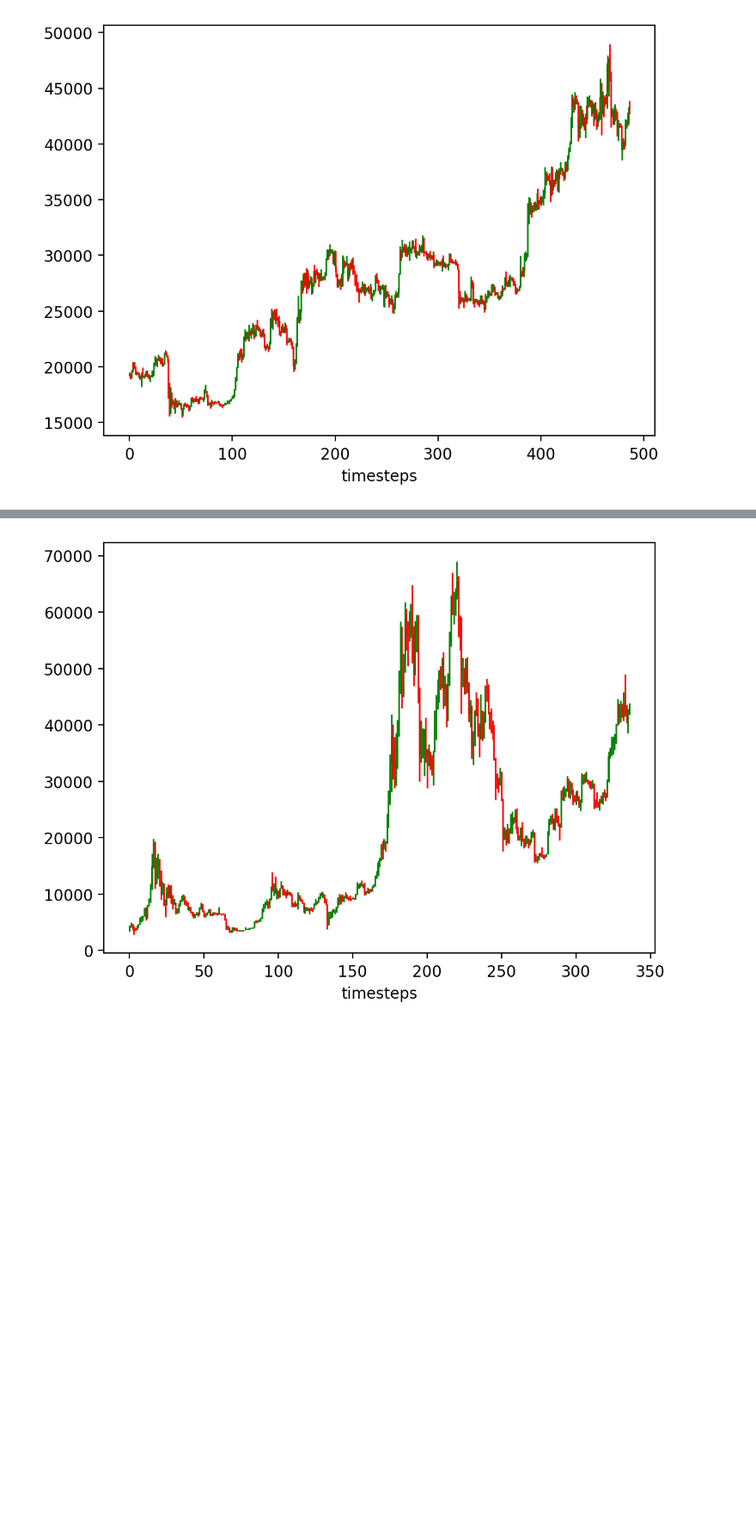
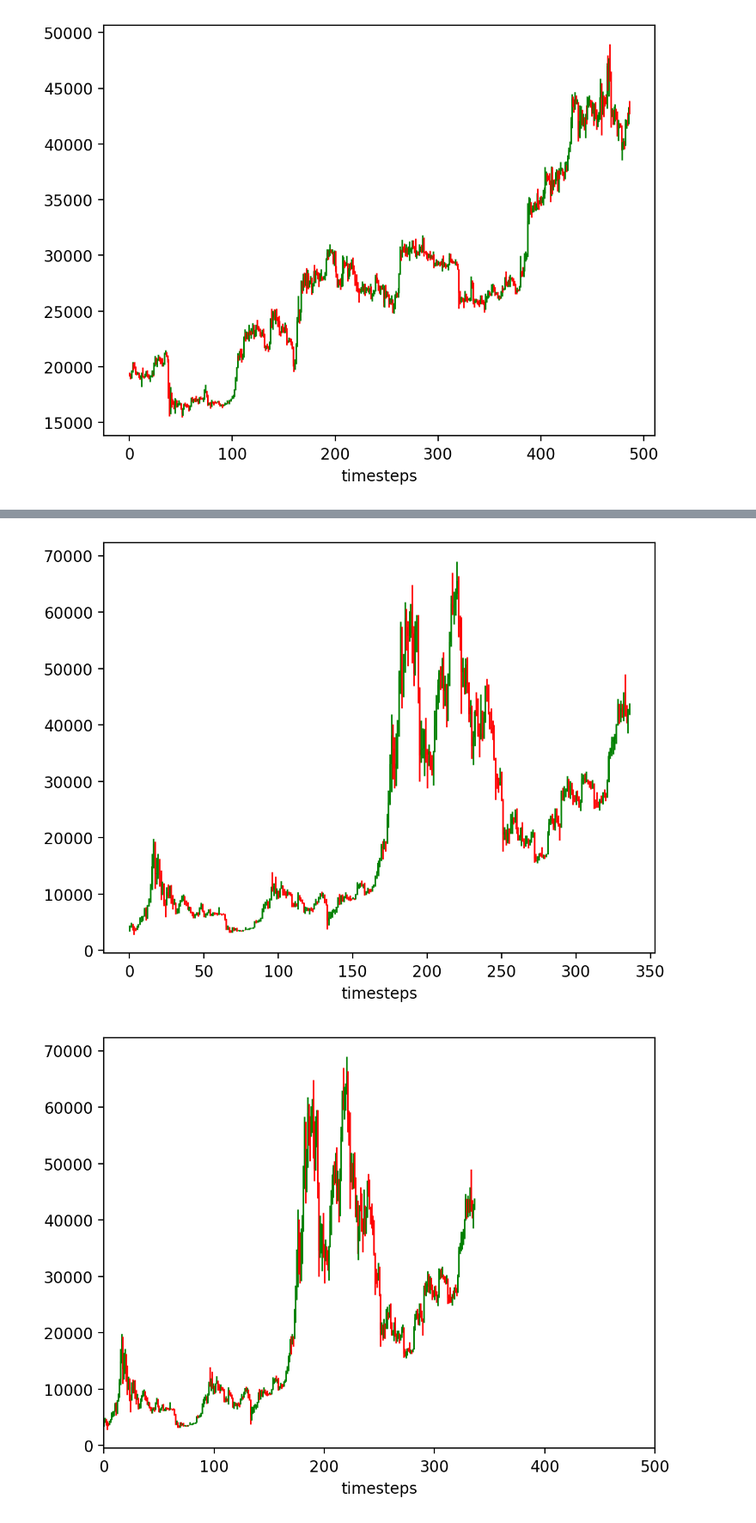
Before and after one commit to ochaff/Get_Data_BTC, a Jupyter notebook: Plot_candlecharts.ipynb, the cells around one changed output, grey strips where cells are left out. Shown at 86% size. Cells and saved outputs as stored; diff of their text form; code cells hidden in the pictures; blank space fills up the shorter version.

```diff
--- a/Plot_candlecharts.ipynb
+++ b/Plot_candlecharts.ipynb
@@ -82,6 +82,34 @@ def candleplot(df, x_min = 0, x_max = len(df), savefig =  True, filename = None)
             plt.savefig(f'./plots/plot_BTC_{x_min}:{x_max}')
         else :
             plt.savefig(f'./plots/{filename}')
+# %%
+def candleplot_2026(df, x_min = 0, x_max = len(df), savefig =  True, filename = None):
+    ## Figure params
+    plt.figure(dpi = 200)
+    # plt.ylabel('price (dollars)')
+    plt.xlabel('timesteps')
+
+    ## Import ohlc
+    opens = df['open'].values[x_min:x_max]
+    truth = df['close'].values[x_min:x_max]
+    highs = df['high'].values[x_min:x_max]
+    lows = df['low'].values[x_min:x_max]
+
+    ## Draw candles
+    height = truth - opens
+    bottom = np.where(height > 0, opens, truth + abs(height))
+    color = np.where(height > 0, 'g', 'r')
+    plt.bar(range(len(truth)), height, bottom=bottom, color=color, align='center')
+    indice = np.max(highs)
+    plt.vlines(range(len(highs)), ymin=lows, ymax=highs, color=color, linewidth=1)
+    plt.xlim(0, 500)
+
+
+    if savefig :
+        if not filename :
+            plt.savefig(f'./plots/plot_BTC_{x_min}:{x_max}')
+        else :
+            plt.savefig(f'./plots/{filename}')
 # %%
 candleplot(df, x_min = 50, x_max = 150, savefig= True)
 # %% [output]
@@ -93,31 +121,35 @@ candleplot(df_date, savefig= True)
 # %%
 df_weekly = pd.read_csv('BTC_BinWeekly.csv')
 start_date = "2017-08-21"
 end_date = "2024-01-31"
 filename = start_date + "_" + end_date
 mask = (df_weekly["date"] > start_date) & (df_weekly["date"] <= end_date)
 df_weekly_date = df_weekly.loc[mask]
 
 min_coloumn = df_weekly_date.min(axis=0)
 max_coloumn = df_weekly_date.max(axis=0)
 min_y = min_coloumn['low']
 max_y = max_coloumn['high']
 
 min_x = 0
 max_x = len(df_weekly_date.index)
 
 print("Min_x : " + str(min_x))
 print("Max_x : " + str(max_x))
 print("Min_y : " + str(min_y))
 print("Max_y : " + str(max_y))
 
+filename_xlim = filename + "xlim_500"
+
 candleplot(df_weekly_date, savefig= True, filename=filename)
+candleplot_2026(df_weekly_date, savefig= True, filename=filename)
 # %% [output]
 Min_x : 0
 Max_x : 337
 Min_y : 2817.0
 Max_y : 69000.0
 [figure]
+[figure, added]
 # %%
 df_weekly = pd.read_csv('BTC_BinWeekly.csv')
 start_date = "2017-08-21"
```
Also changed, not shown: 1 other file.
